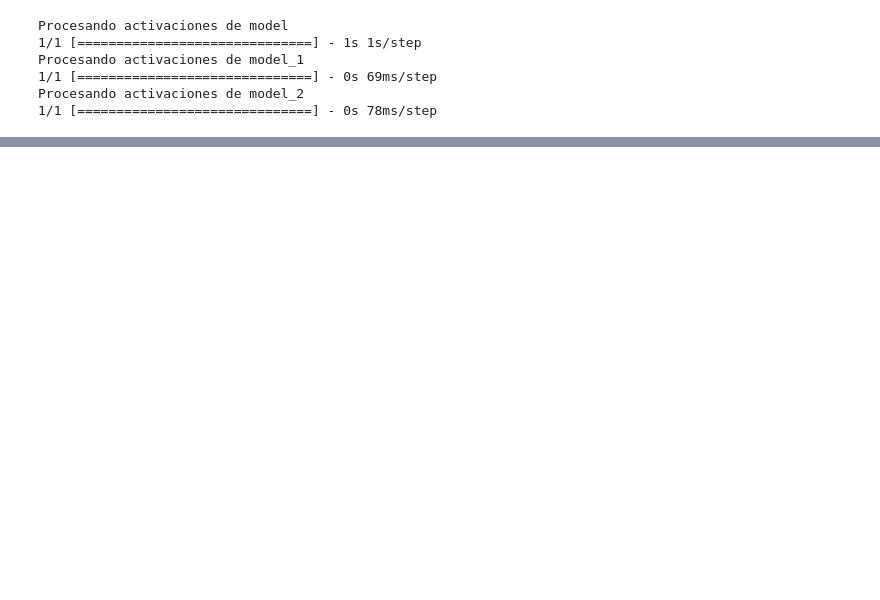
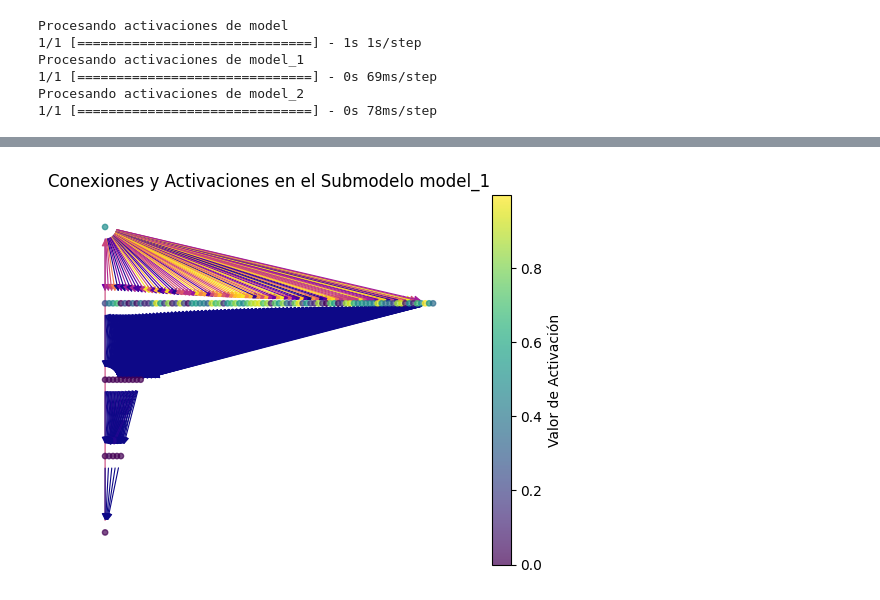
Before and after one commit to cedointercultural/CC-DLM-MFisheries, a Jupyter notebook: model_opener.ipynb, the cells around one changed output, grey strips where cells are left out. Cells and saved outputs as stored; diff of their text form; code cells hidden in the pictures; blank space fills up the shorter version.

```diff
--- a/model_opener.ipynb
+++ b/model_opener.ipynb
@@ -142,0 +93,57 @@ plt.show()
+# %%
+import pandas as pd
+import matplotlib.pyplot as plt
+import networkx as nx
+
+# Cargar los datos
+file_path = 'activation_values.csv'  # Cambia esto a la ruta donde está tu archivo
+activations = pd.read_csv(file_path)
+
+
+# Filtrar los datos por submodelo
+submodelo = 'model_1'  # Puedes cambiar esto para analizar otros submodelos
+filtered_data = activations[activations['Submodelo'] == submodelo]
+
+# Crear un grafo para visualizar las conexiones entre neuronas
+G = nx.DiGraph()
+
+# Agregar nodos y aristas al grafo
+for _, row in filtered_data.iterrows():
+    capa = row['Capa']
+    neurona = row['Neurona']
+    valor = row['Valor']
+    nodo = f'{capa}_n{neurona}'
+    G.add_node(nodo, capa=capa, valor=valor)
+
+    # Conectar neuronas entre capas consecutivas
+    if capa != 'input_1':
+        prev_capa = filtered_data['Capa'].unique()[list(filtered_data['Capa'].unique()).index(capa) - 1]
+        prev_neuronas = filtered_data[filtered_data['Capa'] == prev_capa]['Neurona'].unique()
+        for prev_neurona in prev_neuronas:
+            prev_nodo = f'{prev_capa}_n{prev_neurona}'
+            G.add_edge(prev_nodo, nodo, weight=valor)
+
+# Dibujar el grafo
+layer_positions = {}
+y_offset = 0
+
+# Asignar posiciones para las neuronas organizadas por capas de arriba a abajo
+for layer in filtered_data['Capa'].unique():
+    neurons_in_layer = filtered_data[filtered_data['Capa'] == layer]['Neurona'].unique()
+    x_positions = list(range(len(neurons_in_layer)))
+    for i, neuron in enumerate(neurons_in_layer):
+        node = f'{layer}_n{neuron}'
+        layer_positions[node] = (i, -y_offset)
+    y_offset += 2
+
+edge_colors = [G[u][v]['weight'] for u, v in G.edges]
+nodes = nx.draw_networkx_nodes(G, layer_positions, node_size=15, cmap=plt.cm.viridis,
+                               node_color=[data['valor'] for _, data in G.nodes(data=True)], alpha=0.7)
+edges = nx.draw_networkx_edges(G, layer_positions, arrowstyle='-|>', arrowsize=10, edge_color=edge_colors, edge_cmap=plt.cm.plasma, width=.8)
+
+plt.title(f'Conexiones y Activaciones en el Submodelo {submodelo}')
+plt.colorbar(nodes, label='Valor de Activación')
+plt.axis('off')
+plt.show()
+# %% [output]
+[figure, added]
```
Also changed, not shown: parts of 9 cells of this notebook, 11 other files.
